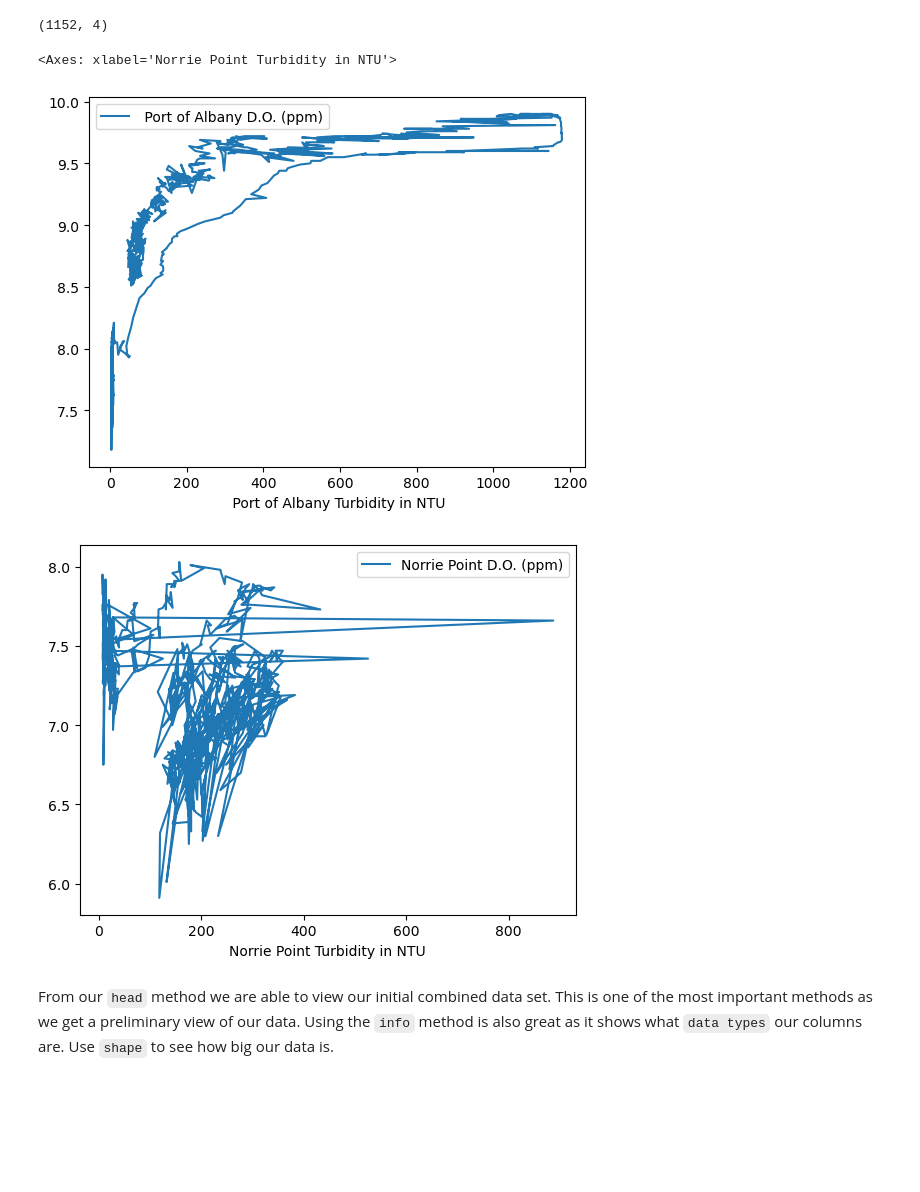
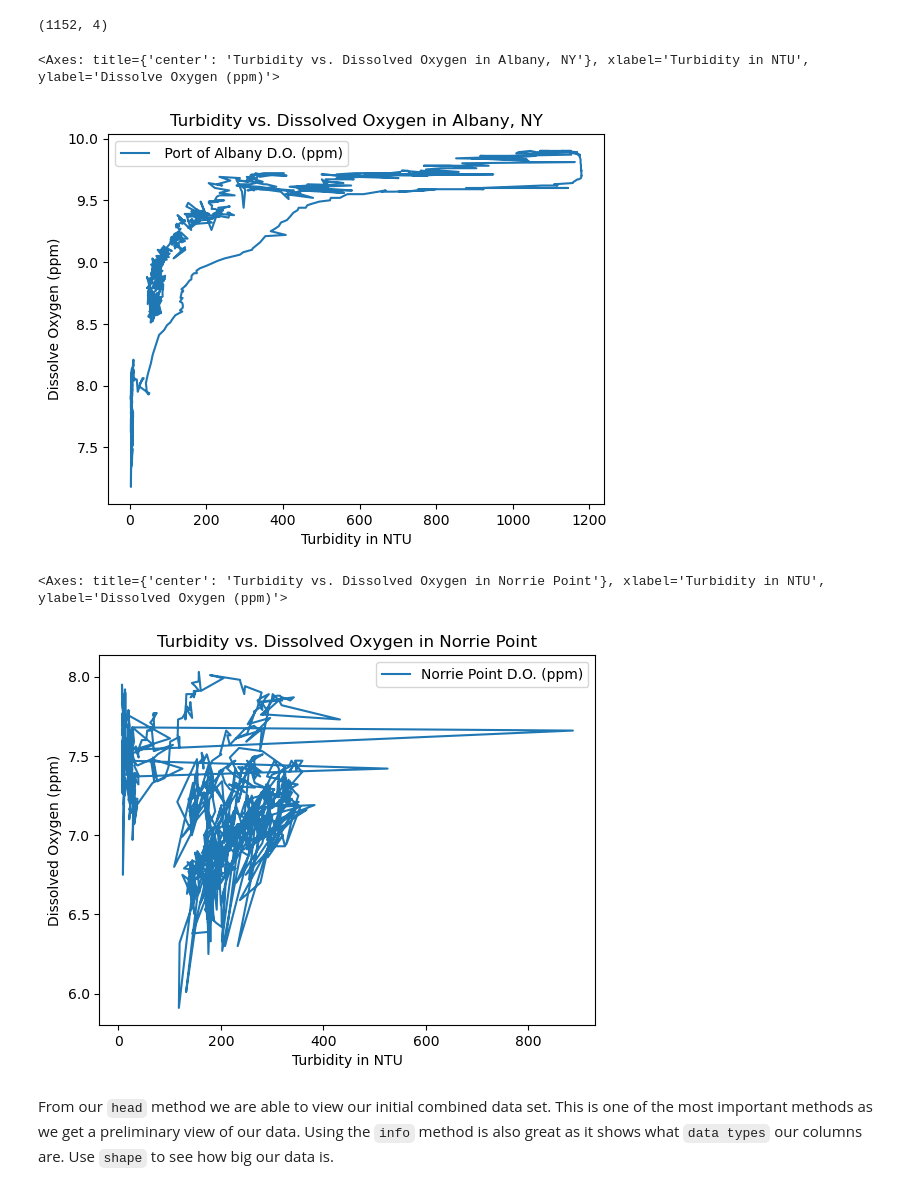
Before and after one commit to tommats00/EDS232-labs, a Jupyter notebook: Week1/Lab1-hurricane.ipynb, the cells around one changed output. Cells and saved outputs as stored; diff of their text form; code cells hidden in the pictures; blank space fills up the shorter version.

Commit message:
added labels to initial plot

```diff
--- a/Week1/Lab1-hurricane.ipynb
+++ b/Week1/Lab1-hurricane.ipynb
@@ -121,14 +121,24 @@ df.shape
 # %% [output]
 (1152, 4)
 # %%
-# Initial plot of data
-
-df.plot(' Port of Albany Turbidity in NTU', ' Port of Albany D.O. (ppm)')
-df.plot('Norrie Point Turbidity in NTU', 'Norrie Point D.O. (ppm)')
+# Initial plot of Albany data
+df.plot(' Port of Albany Turbidity in NTU',
+        ' Port of Albany D.O. (ppm)',
+        xlabel='Turbidity in NTU',
+        ylabel='Dissolve Oxygen (ppm)',
+        title = 'Turbidity vs. Dissolved Oxygen in Albany, NY')
 # %% [output]
-<Axes: xlabel='Norrie Point Turbidity in NTU'>
+<Axes: title={'center': 'Turbidity vs. Dissolved Oxygen in Albany, NY'}, xlabel='Turbidity in NTU', ylabel='Dissolve Oxygen (ppm)'>
-[figure, old version]
+[figure, new version]
-[figure, removed]
+# %%
+# Initial plot of Norrie Point data
+df.plot('Norrie Point Turbidity in NTU', 'Norrie Point D.O. (ppm)',
+        xlabel='Turbidity in NTU',
+        ylabel='Dissolved Oxygen (ppm)',
+        title = 'Turbidity vs. Dissolved Oxygen in Norrie Point')
+# %% [output]
+<Axes: title={'center': 'Turbidity vs. Dissolved Oxygen in Norrie Point'}, xlabel='Turbidity in NTU', ylabel='Dissolved Oxygen (ppm)'>
+[figure, added]
 # %% [markdown]
 From our `head` method we are able to view our initial combined data set. This is one of the most important methods as we get a preliminary view of our data. Using the `info` method is also great as it shows what `data types` our columns are. Use `shape` to see how big our data is.
 # %% [markdown]
```
